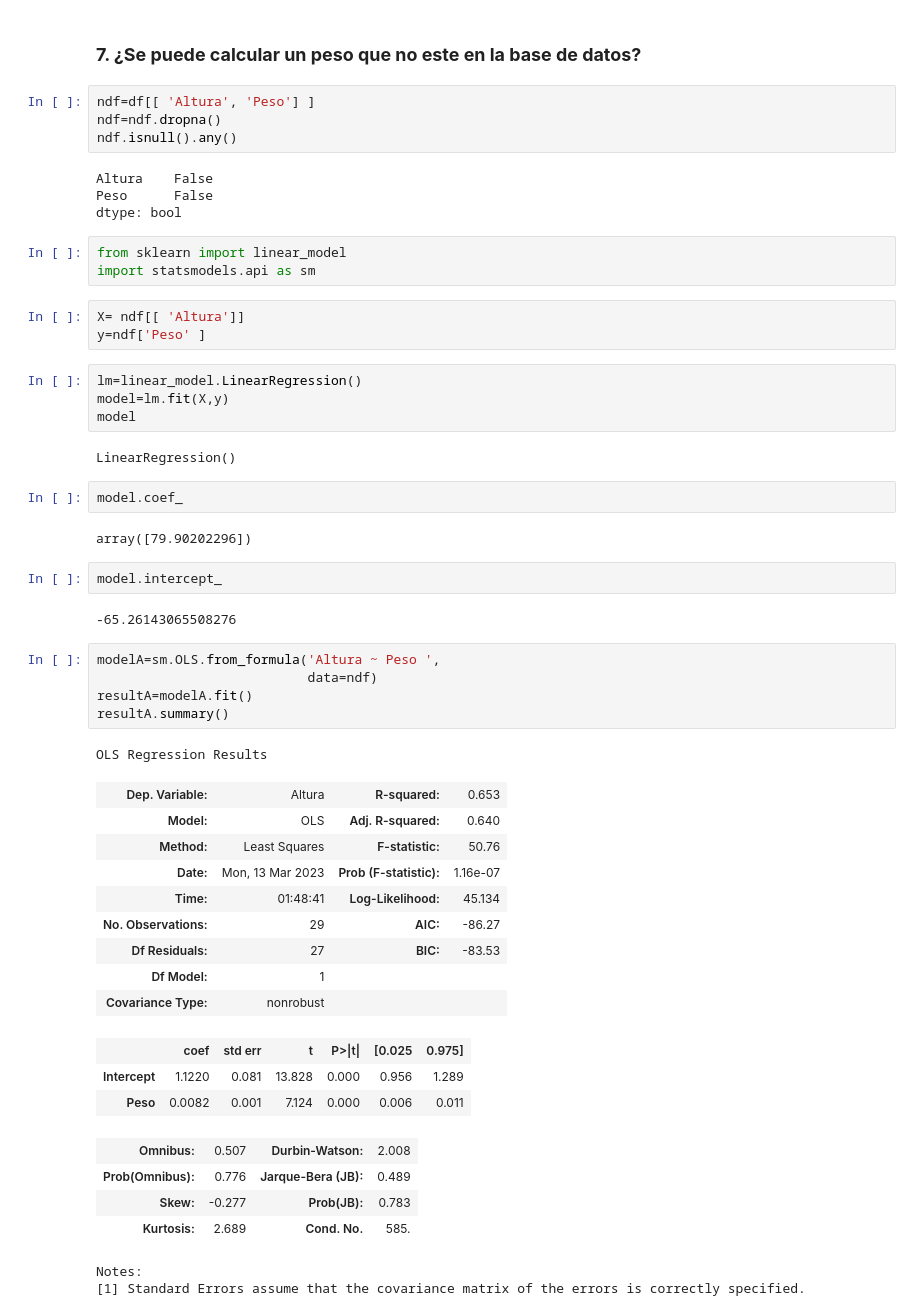
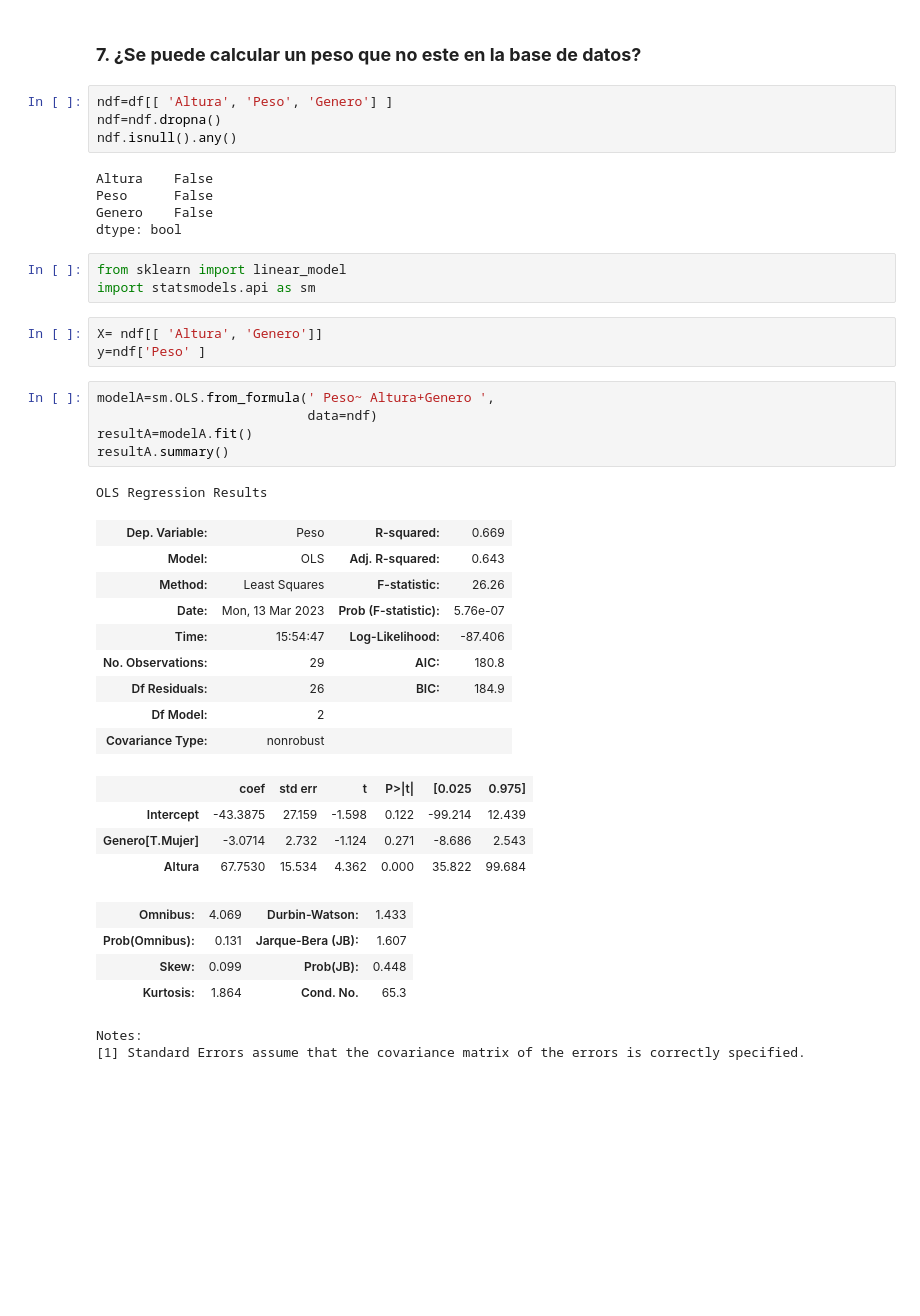
Before and after one commit to paolaportilloj/Visualizaci-n-de-datos-para-la-toma-de-decisiones, a Jupyter notebook: Copia_de_Avancespb.ipynb, the cells around one changed output. Drawn from its saved outputs; the diff is of its cells as text; blank space fills up the shorter version.

```diff
--- a/Copia_de_Avancespb.ipynb
+++ b/Copia_de_Avancespb.ipynb
@@ -214,56 +214,44 @@ Como se puede observar en la tabla por tonalidades la edad no influye con el pes
 # %% [markdown]
 ### **7. ¿Se puede calcular un peso que no este en la base de datos?**
 # %%
-ndf=df[[ 'Altura', 'Peso'] ]
+ndf=df[[ 'Altura', 'Peso', 'Genero'] ]
 ndf=ndf.dropna()
 ndf.isnull().any()
 # %% [output]
 Altura    False
 Peso      False
+Genero    False
 dtype: bool
 # %%
 from sklearn import linear_model
 import statsmodels.api as sm
 # %%
-X= ndf[[ 'Altura']]
+X= ndf[[ 'Altura', 'Genero']]
 y=ndf['Peso' ]
-# %%
-lm=linear_model.LinearRegression()
-model=lm.fit(X,y)
-model
-# %% [output]
-LinearRegression()
-# %%
-model.coef_
-# %% [output]
-array([79.90202296])
-# %%
-model.intercept_
-# %% [output]
--65.26143065508276
 # %%
-modelA=sm.OLS.from_formula('Altura ~ Peso ',
+modelA=sm.OLS.from_formula(' Peso~ Altura+Genero ',
                            data=ndf)
 resultA=modelA.fit()
 resultA.summary()
 # %% [output]
 OLS Regression Results
-| Dep. Variable: | Altura | R-squared: | 0.653 |
-| Model: | OLS | Adj. R-squared: | 0.640 |
-| Method: | Least Squares | F-statistic: | 50.76 |
-| Date: | Mon, 13 Mar 2023 | Prob (F-statistic): | 1.16e-07 |
-| Time: | 01:48:41 | Log-Likelihood: | 45.134 |
-| No. Observations: | 29 | AIC: | -86.27 |
-| Df Residuals: | 27 | BIC: | -83.53 |
-| Df Model: | 1 |  |  |
+| Dep. Variable: | Peso | R-squared: | 0.669 |
+| Model: | OLS | Adj. R-squared: | 0.643 |
+| Method: | Least Squares | F-statistic: | 26.26 |
+| Date: | Mon, 13 Mar 2023 | Prob (F-statistic): | 5.76e-07 |
+| Time: | 15:54:47 | Log-Likelihood: | -87.406 |
+| No. Observations: | 29 | AIC: | 180.8 |
+| Df Residuals: | 26 | BIC: | 184.9 |
+| Df Model: | 2 |  |  |
 | Covariance Type: | nonrobust |  |  |
 |  | coef | std err | t | P>|t| | [0.025 | 0.975] |
-| Intercept | 1.1220 | 0.081 | 13.828 | 0.000 | 0.956 | 1.289 |
-| Peso | 0.0082 | 0.001 | 7.124 | 0.000 | 0.006 | 0.011 |
+| Intercept | -43.3875 | 27.159 | -1.598 | 0.122 | -99.214 | 12.439 |
+| Genero[T.Mujer] | -3.0714 | 2.732 | -1.124 | 0.271 | -8.686 | 2.543 |
+| Altura | 67.7530 | 15.534 | 4.362 | 0.000 | 35.822 | 99.684 |
-| Omnibus: | 0.507 | Durbin-Watson: | 2.008 |
-| Prob(Omnibus): | 0.776 | Jarque-Bera (JB): | 0.489 |
-| Skew: | -0.277 | Prob(JB): | 0.783 |
-| Kurtosis: | 2.689 | Cond. No. | 585. |
+| Omnibus: | 4.069 | Durbin-Watson: | 1.433 |
+| Prob(Omnibus): | 0.131 | Jarque-Bera (JB): | 1.607 |
+| Skew: | 0.099 | Prob(JB): | 0.448 |
+| Kurtosis: | 1.864 | Cond. No. | 65.3 |
 Notes:
 [1] Standard Errors assume that the covariance matrix of the errors is correctly specified.
 # %%
```
Also changed, not shown: parts of 6 cells of this notebook.
